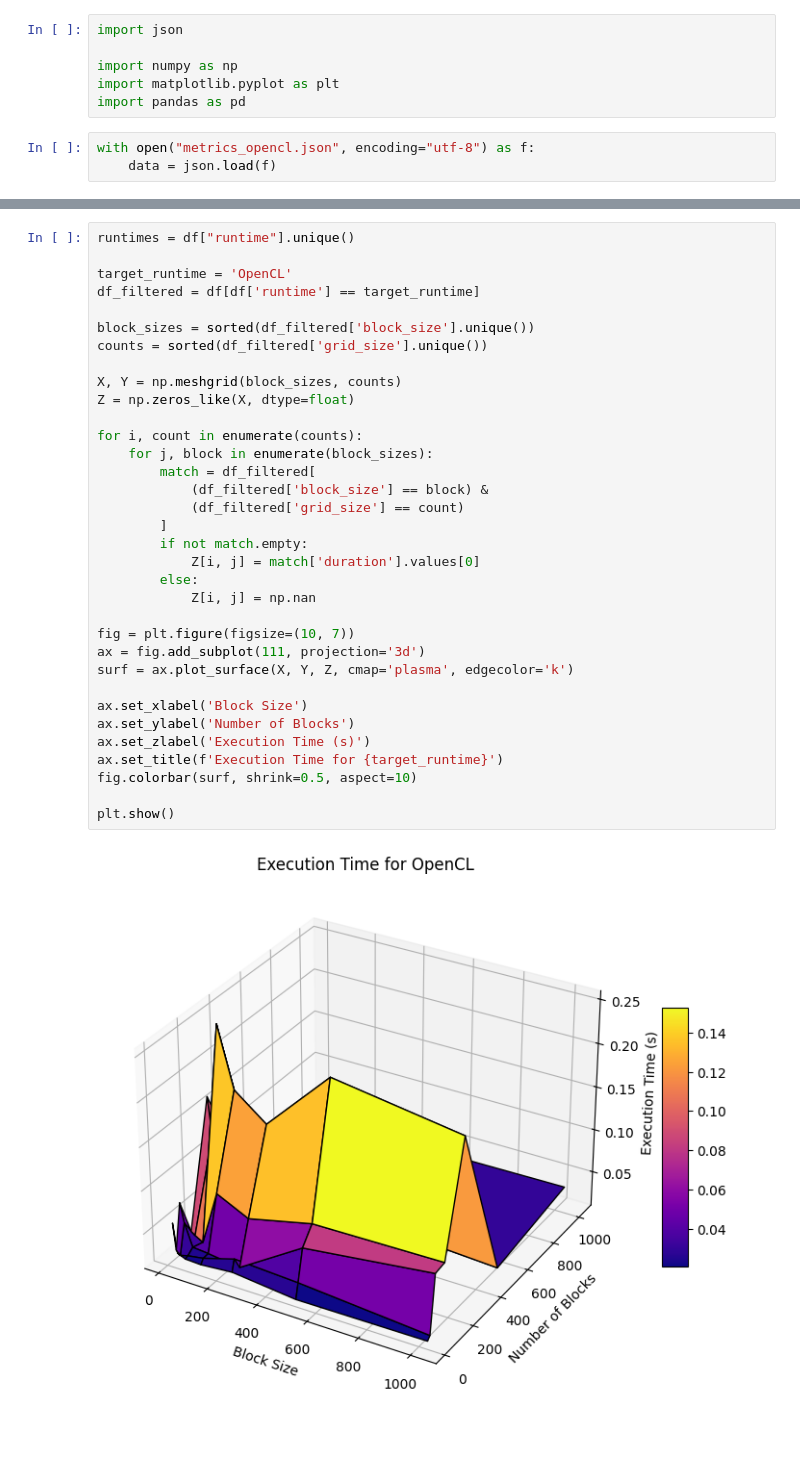
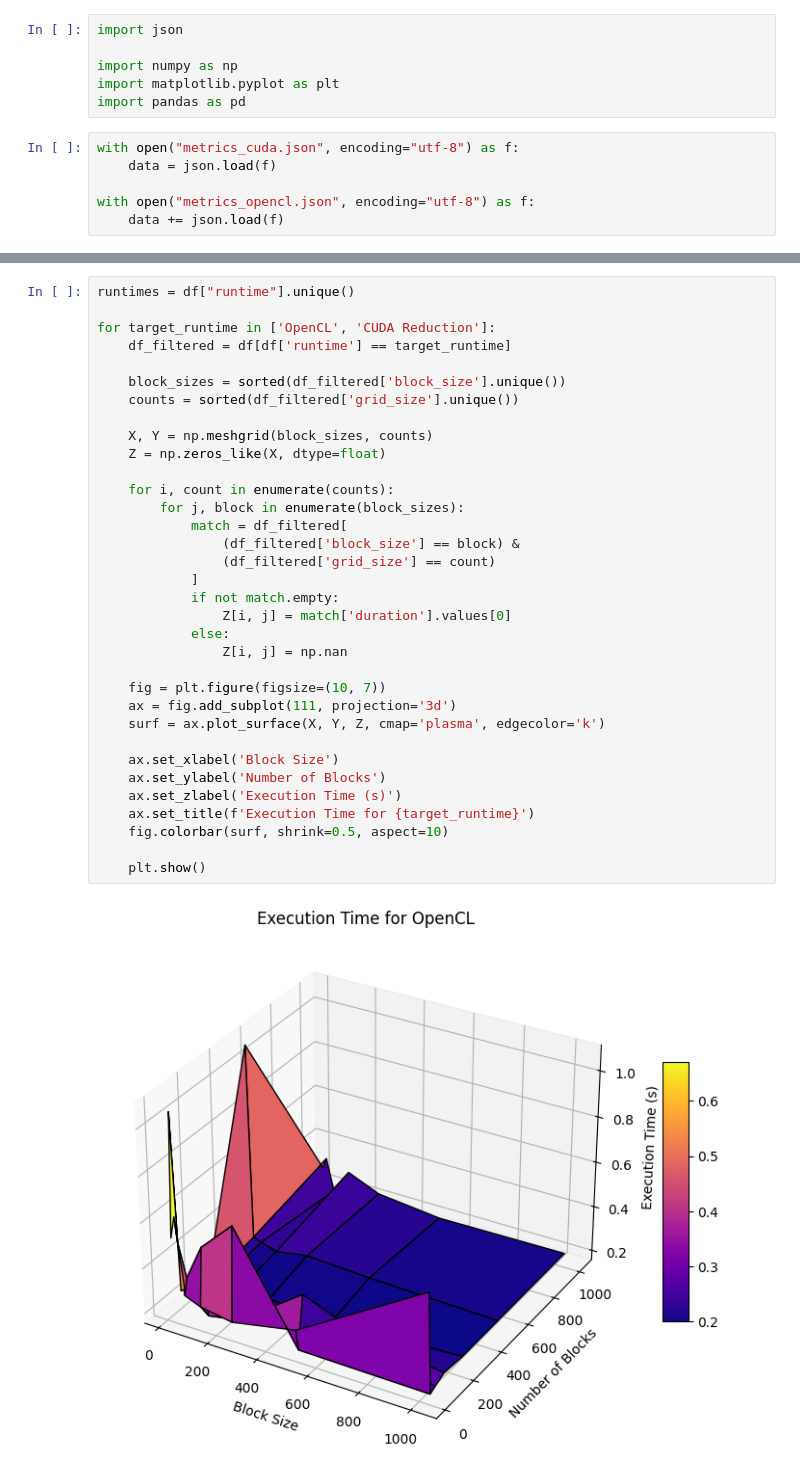
Before and after one commit to evsholukh/MatVec, a Jupyter notebook: graph.ipynb, the cells around one changed output, grey strips where cells are left out. Drawn from its saved outputs; the diff is of its cells as text; blank space fills up the shorter version.

```diff
--- a/graph.ipynb
+++ b/graph.ipynb
@@ -7,8 +26,11 @@ import numpy as np
 import matplotlib.pyplot as plt
 import pandas as pd
 # %%
+with open("metrics_cuda.json", encoding="utf-8") as f:
+    data = json.load(f)
+
 with open("metrics_opencl.json", encoding="utf-8") as f:
-    data = json.load(f)
+    data += json.load(f)
 # %%
 df = pd.DataFrame(data)
 df.sort_values("duration", ascending=False)
@@ -29,36 +51,36 @@ df.sort_values("duration", ascending=False)
 # %%
 runtimes = df["runtime"].unique()
 
-target_runtime = 'OpenCL'
-df_filtered = df[df['runtime'] == target_runtime]
+for target_runtime in ['OpenCL', 'CUDA Reduction']:
+    df_filtered = df[df['runtime'] == target_runtime]
 
-block_sizes = sorted(df_filtered['block_size'].unique())
-counts = sorted(df_filtered['grid_size'].unique())
+    block_sizes = sorted(df_filtered['block_size'].unique())
+    counts = sorted(df_filtered['grid_size'].unique())
 
-X, Y = np.meshgrid(block_sizes, counts)
-Z = np.zeros_like(X, dtype=float)
+    X, Y = np.meshgrid(block_sizes, counts)
+    Z = np.zeros_like(X, dtype=float)
 
-for i, count in enumerate(counts):
-    for j, block in enumerate(block_sizes):
-        match = df_filtered[
-            (df_filtered['block_size'] == block) &
-            (df_filtered['grid_size'] == count)
-        ]
-        if not match.empty:
-            Z[i, j] = match['duration'].values[0]
-        else:
-            Z[i, j] = np.nan
+    for i, count in enumerate(counts):
+        for j, block in enumerate(block_sizes):
+            match = df_filtered[
+                (df_filtered['block_size'] == block) &
+                (df_filtered['grid_size'] == count)
+            ]
+            if not match.empty:
+                Z[i, j] = match['duration'].values[0]
+            else:
+                Z[i, j] = np.nan
 
-fig = plt.figure(figsize=(10, 7))
-ax = fig.add_subplot(111, projection='3d')
-surf = ax.plot_surface(X, Y, Z, cmap='plasma', edgecolor='k')
+    fig = plt.figure(figsize=(10, 7))
+    ax = fig.add_subplot(111, projection='3d')
+    surf = ax.plot_surface(X, Y, Z, cmap='plasma', edgecolor='k')
 
-ax.set_xlabel('Block Size')
-ax.set_ylabel('Number of Blocks')
-ax.set_zlabel('Execution Time (s)')
-ax.set_title(f'Execution Time for {target_runtime}')
-fig.colorbar(surf, shrink=0.5, aspect=10)
+    ax.set_xlabel('Block Size')
+    ax.set_ylabel('Number of Blocks')
+    ax.set_zlabel('Execution Time (s)')
+    ax.set_title(f'Execution Time for {target_runtime}')
+    fig.colorbar(surf, shrink=0.5, aspect=10)
 
-plt.show()
+    plt.show()
 # %% [output]
-[figure, old version]
+[figure, new version]
```
Also changed, not shown: parts of 3 cells of this notebook, 2 other files.
